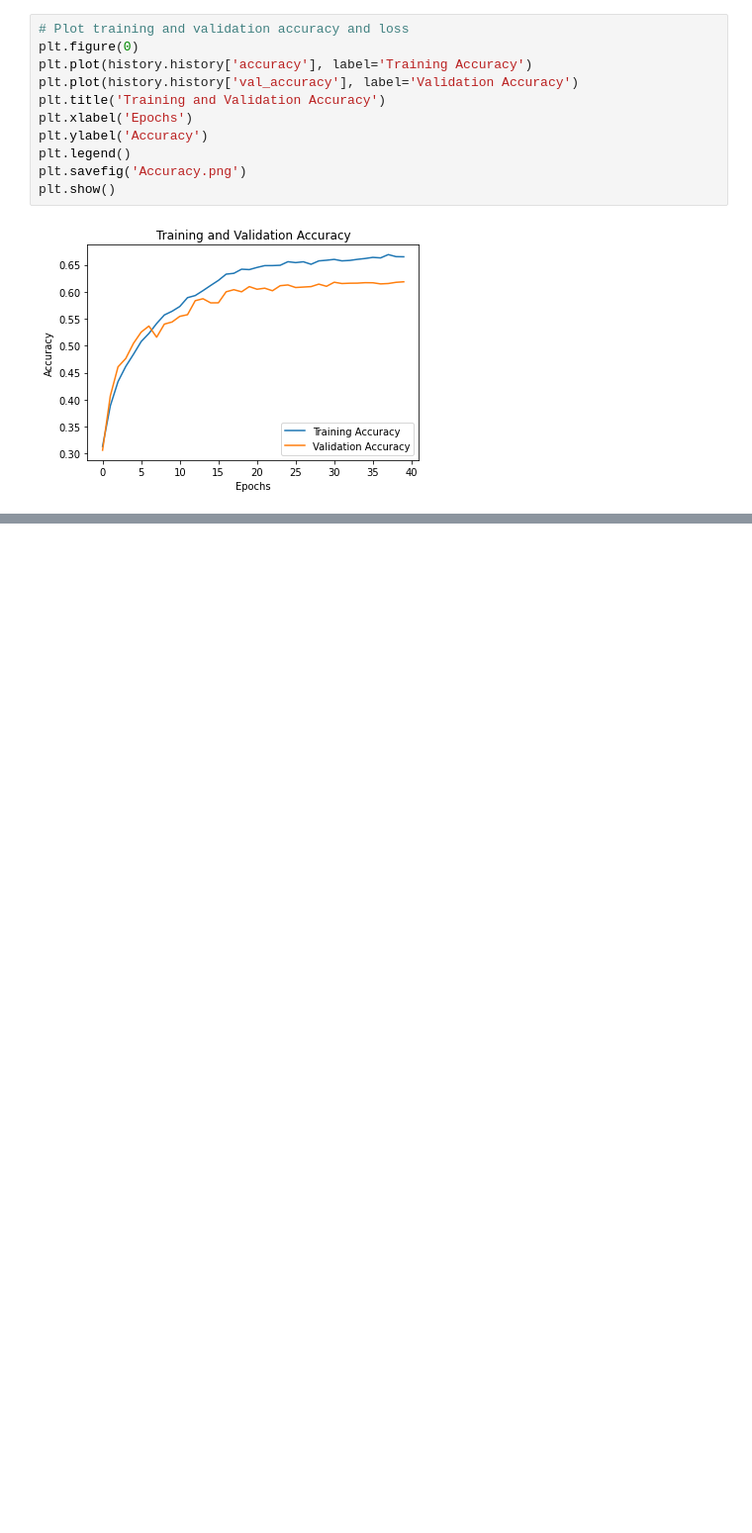
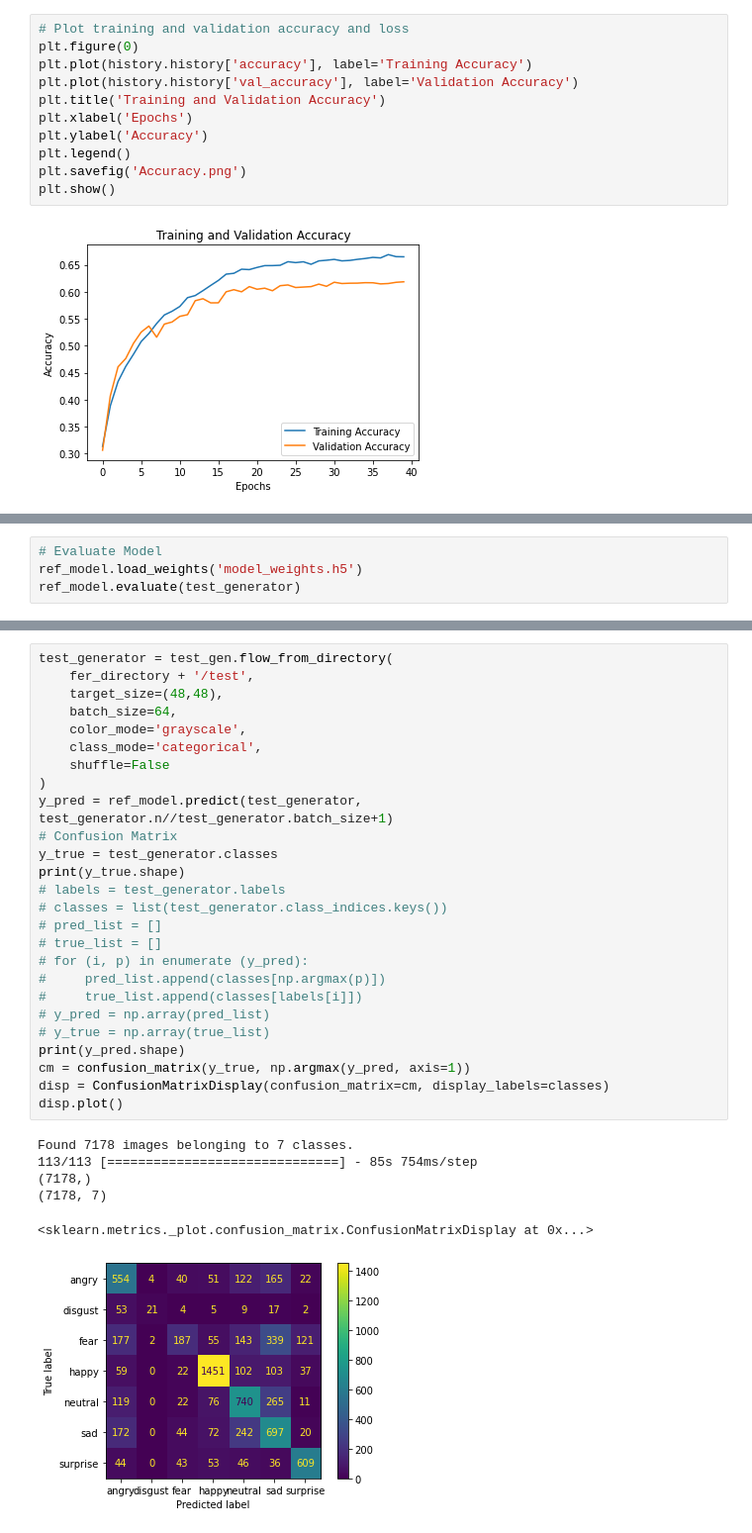
Before and after one commit to DreamyMemories/Facial-Expression-Recognition, a Jupyter notebook: main.ipynb, the cells around one changed output, grey strips where cells are left out. Shown at 99% size. Cells and saved outputs as stored; diff of their text form; blank space fills up the shorter version.

Commit message:
confusion matrix UPPPP

```diff
--- a/main.ipynb
+++ b/main.ipynb
@@ -239,0 +265,4 @@ Epoch 1/40
+# %%
+# Evaluate Model
+ref_model.load_weights('model_weights.h5')
+ref_model.evaluate(test_generator)
@@ -239,0 +272,33 @@ Epoch 1/40
+# %%
+test_generator = test_gen.flow_from_directory(
+    fer_directory + '/test',
+    target_size=(48,48),
+    batch_size=64,
+    color_mode='grayscale',
+    class_mode='categorical',
+    shuffle=False
+)
+y_pred = ref_model.predict(test_generator, test_generator.n//test_generator.batch_size+1)
+# Confusion Matrix
+y_true = test_generator.classes
+print(y_true.shape)
+# labels = test_generator.labels
+# classes = list(test_generator.class_indices.keys())
+# pred_list = []
+# true_list = []
+# for (i, p) in enumerate (y_pred):
+#     pred_list.append(classes[np.argmax(p)])
+#     true_list.append(classes[labels[i]])
+# y_pred = np.array(pred_list)
+# y_true = np.array(true_list)
+print(y_pred.shape)
+cm = confusion_matrix(y_true, np.argmax(y_pred, axis=1))
+disp = ConfusionMatrixDisplay(confusion_matrix=cm, display_labels=classes)
+disp.plot()
+# %% [output]
+Found 7178 images belonging to 7 classes.
+113/113 [==============================] - 85s 754ms/step
+(7178,)
+(7178, 7)
+<sklearn.metrics._plot.confusion_matrix.ConfusionMatrixDisplay at 0x...>
+[figure, added]
```
Also changed, not shown: parts of 12 cells of this notebook, 5 other files.
